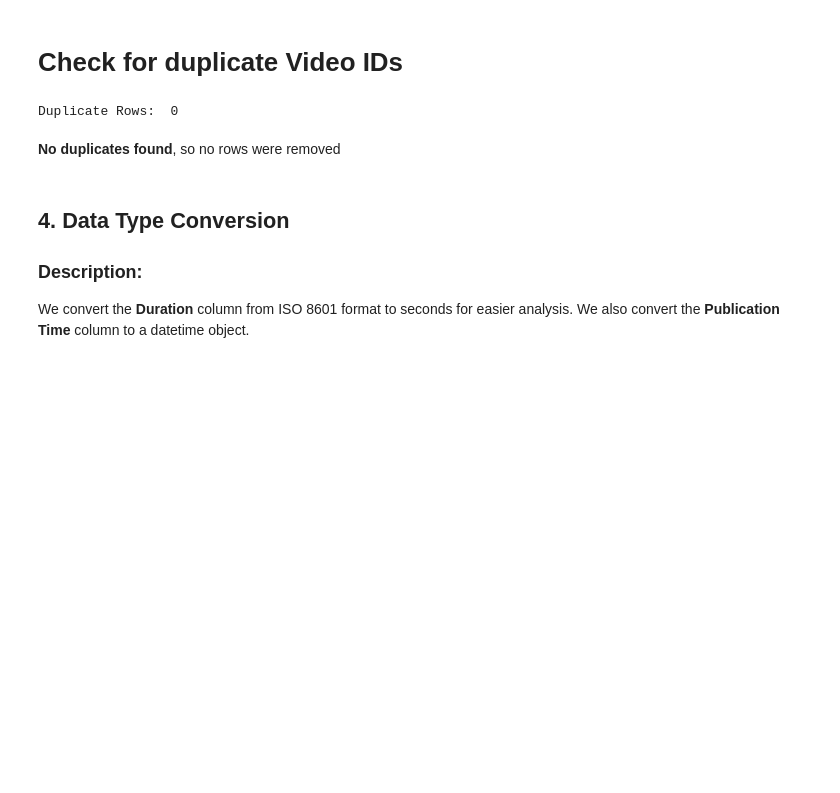
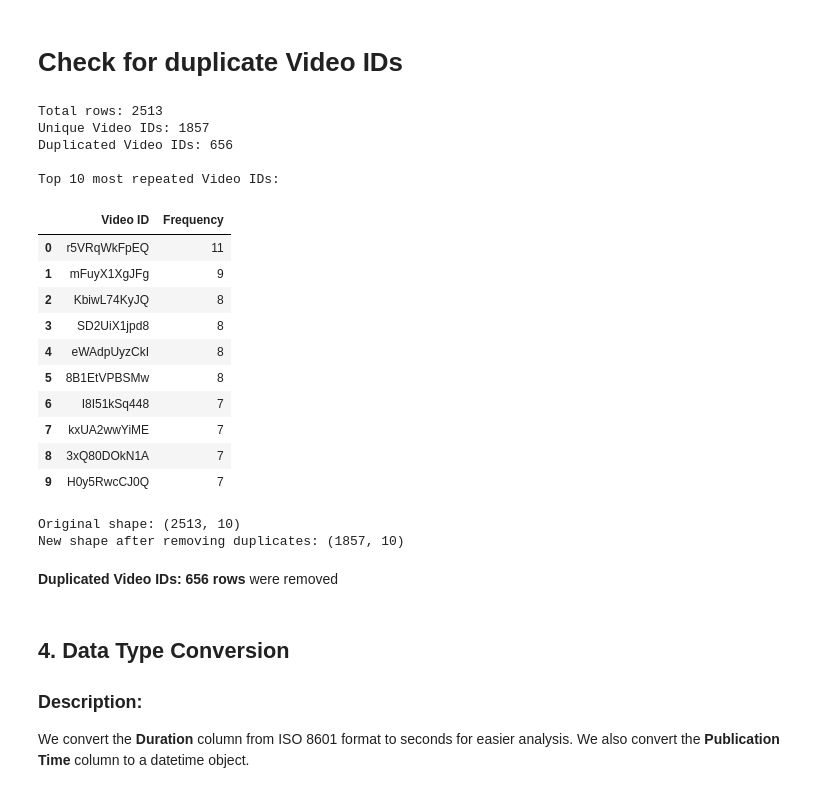
Before and after one commit to RaghdIt/DataScience, a Jupyter notebook: processing.ipynb, the cells around one changed output. Cells and saved outputs as stored; diff of their text form; code cells hidden in the pictures; blank space fills up the shorter version.

```diff
--- a/processing.ipynb
+++ b/processing.ipynb
@@ -94,12 +94,53 @@ dtype: int64
 We check for duplicate rows based on the `VideoID` column and remove them to ensure data integrity.
 # %% [markdown]
 # Check for duplicate Video IDs
-# %%
-print("\nDuplicate Rows: ", df.duplicated().sum())
-# %% [output]
-Duplicate Rows:  0
+# %%
+
+
+# Count occurrences of each Video ID
+video_id_counts = df['Video ID'].value_counts()
+
+# Display basic statistics
+print(f"Total rows: {len(df)}")
+print(f"Unique Video IDs: {df['Video ID'].nunique()}")
+print(f"Duplicated Video IDs: {(df.duplicated(subset='Video ID').sum())}")
+
+# Create a DataFrame from the value counts
+video_id_freq_df = video_id_counts.reset_index()
+video_id_freq_df.columns = ['Video ID', 'Frequency']
+
+# Show top 10 most frequent Video IDs
+print("\nTop 10 most repeated Video IDs:")
+video_id_freq_df.head(10)
+# %% [output]
+Total rows: 2513
+Unique Video IDs: 1857
+Duplicated Video IDs: 656
+
+Top 10 most repeated Video IDs:
+|  | Video ID | Frequency |
+| 0 | r5VRqWkFpEQ | 11 |
+| 1 | mFuyX1XgJFg | 9 |
+| 2 | KbiwL74KyJQ | 8 |
+| 3 | SD2UiX1jpd8 | 8 |
+| 4 | eWAdpUyzCkI | 8 |
+| 5 | 8B1EtVPBSMw | 8 |
+| 6 | I8I51kSq448 | 7 |
+| 7 | kxUA2wwYiME | 7 |
+| 8 | 3xQ80DOkN1A | 7 |
+| 9 | H0y5RwcCJ0Q | 7 |
+# %%
+# Remove duplicate rows based on 'Video ID', keep the first occurrence
+df_deduplicated = df.drop_duplicates(subset='Video ID', keep='first').copy()
+
+# Check shape after deduplication
+print("Original shape:", df.shape)
+print("New shape after removing duplicates:", df_deduplicated.shape)
+# %% [output]
+Original shape: (2513, 10)
+New shape after removing duplicates: (1857, 10)
 # %% [markdown]
-**No duplicates found**, so no rows were removed
+**Duplicated Video IDs: 656 rows** were removed
 # %% [markdown]
 ## 4. **Data Type Conversion**
 ### Description:
```
Also changed, not shown: parts of 7 cells of this notebook, 4 other files.
